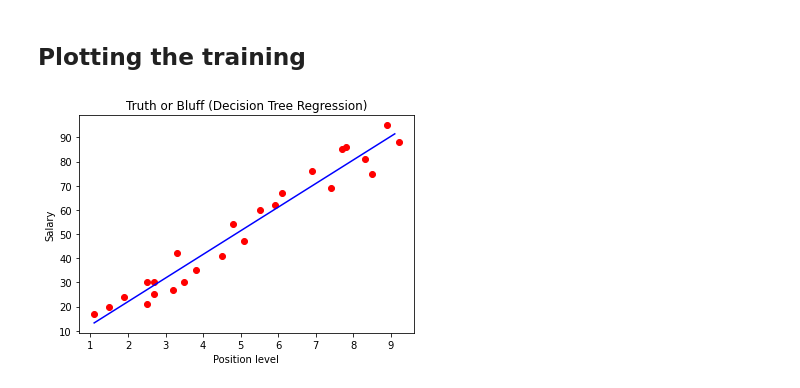
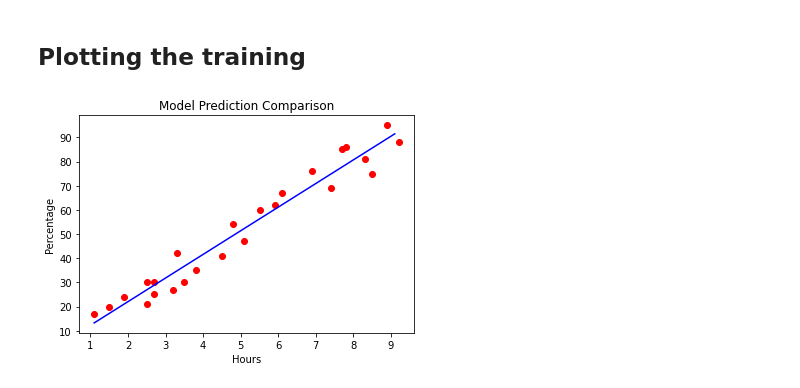
Before and after one commit to Simar2906/GRIP-at-The-Sparks-Foundation, a Jupyter notebook: Prediction using Supervised ML/model.ipynb, the cells around one changed output. Drawn from its saved outputs; the diff is of its cells as text; code cells hidden in the pictures.

Commit message:
plot update

```diff
--- a/Prediction using Supervised ML/model.ipynb
+++ b/Prediction using Supervised ML/model.ipynb
@@ -68,11 +68,11 @@ A student studying for 9.25 hours would be getting [92.90985477]%
 # %%
 X_grid = np.arange(min(X), max(X), 0.1)
 X_grid = X_grid.reshape((len(X_grid), 1))
 plt.scatter(X, y, color = 'red')
 plt.plot(X_grid, regressor.predict(X_grid), color = 'blue')
-plt.title('Truth or Bluff (Decision Tree Regression)')
-plt.xlabel('Position level')
-plt.ylabel('Salary')
+plt.title('Model Prediction Comparison')
+plt.xlabel('Hours')
+plt.ylabel('Percentage')
 plt.show()
 # %% [output]
-[figure, old version]
+[figure, new version]
```
